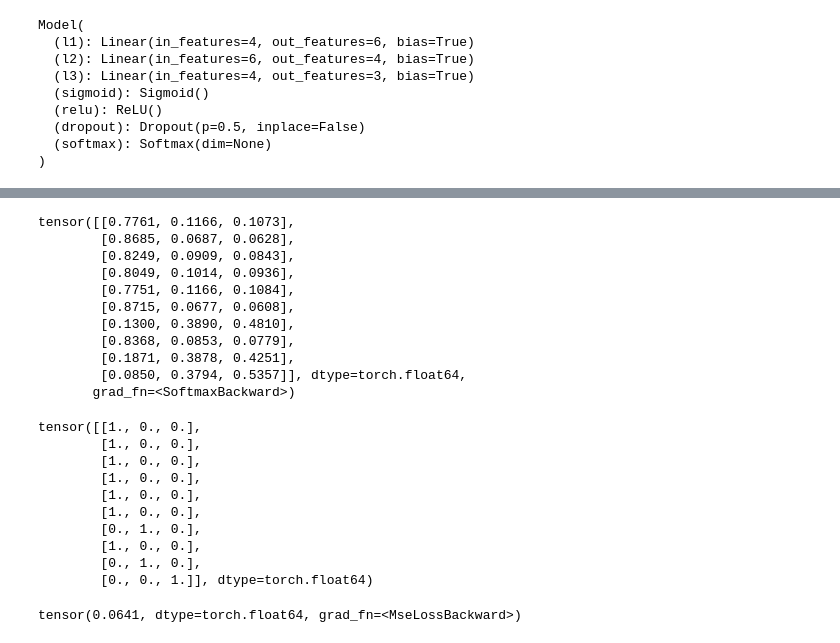
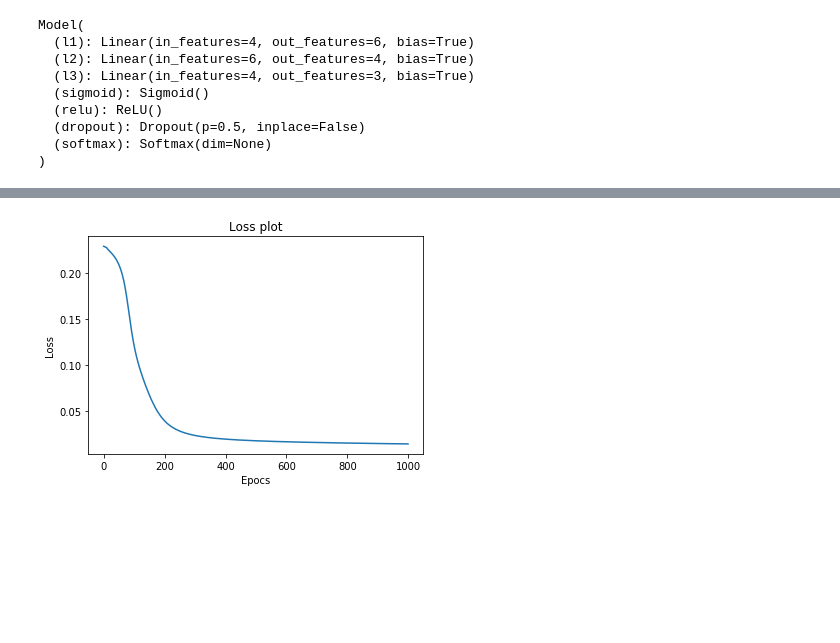
Before and after one commit to RaulRC/ex-nn-pytorch, a Jupyter notebook: Notebooks/Iris-example.ipynb, the cells around one changed output, grey strips where cells are left out. Cells and saved outputs as stored; diff of their text form; code cells hidden in the pictures; blank space fills up the shorter version.

```diff
--- a/Notebooks/Iris-example.ipynb
+++ b/Notebooks/Iris-example.ipynb
@@ -90,8 +69,11 @@ Model(
 )
 # %%
 #training
-for epoch in range(100):
+learning = list()
+partial = list()
+for epoch in range(1000):
     print("Epoch: "+str(epoch))
+    partial = list()
     for i in range(0, x_data.size()[0], batch_size):
         indices = permutation[i:i+batch_size]
         inputs, inputs_y = x_data[indices], y_data[indices]
@@ -100,9 +82,11 @@ for epoch in range(100):
         outputs = net(inputs)
 
         loss = criterion(outputs, inputs_y)
-
+        partial.append(loss.data)
         print(epoch, loss.data)
         loss.backward()
         optimizer.step()
+
+    learning.append(np.mean(partial))
 # %% [output]
 Epoch: 0
@@ -142,31 +126,9 @@ Epoch: 15
-# %%
-outputs
-# %% [output]
-tensor([[0.7761, 0.1166, 0.1073],
-        [0.8685, 0.0687, 0.0628],
-        [0.8249, 0.0909, 0.0843],
-        [0.8049, 0.1014, 0.0936],
-        [0.7751, 0.1166, 0.1084],
-        [0.8715, 0.0677, 0.0608],
-        [0.1300, 0.3890, 0.4810],
-        [0.8368, 0.0853, 0.0779],
-        [0.1871, 0.3878, 0.4251],
-        [0.0850, 0.3794, 0.5357]], dtype=torch.float64,
-       grad_fn=<SoftmaxBackward>)
-# %%
-inputs_y
-# %% [output]
-tensor([[1., 0., 0.],
-        [1., 0., 0.],
-        [1., 0., 0.],
-        [1., 0., 0.],
-        [1., 0., 0.],
-        [1., 0., 0.],
-        [0., 1., 0.],
-        [1., 0., 0.],
-        [0., 1., 0.],
-        [0., 0., 1.]], dtype=torch.float64)
-# %%
-criterion(outputs, inputs_y)
-# %% [output]
-tensor(0.0641, dtype=torch.float64, grad_fn=<MseLossBackward>)
+# %%
+import matplotlib.pyplot as plt
+plt.plot(range(len(learning)), learning)
+plt.title("Loss plot")
+plt.xlabel("Epocs")
+plt.ylabel("Loss")
+plt.show()
+# %% [output]
+[figure, added]
```
Also changed, not shown: parts of 3 cells of this notebook, 2 other files.
